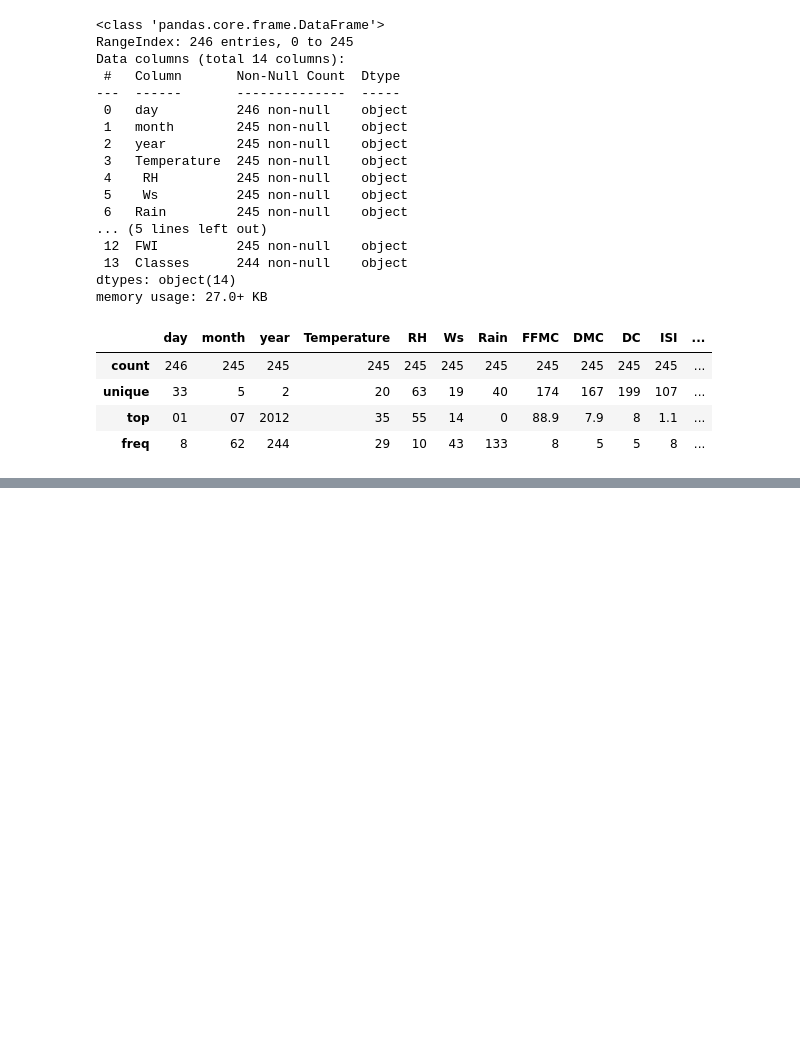
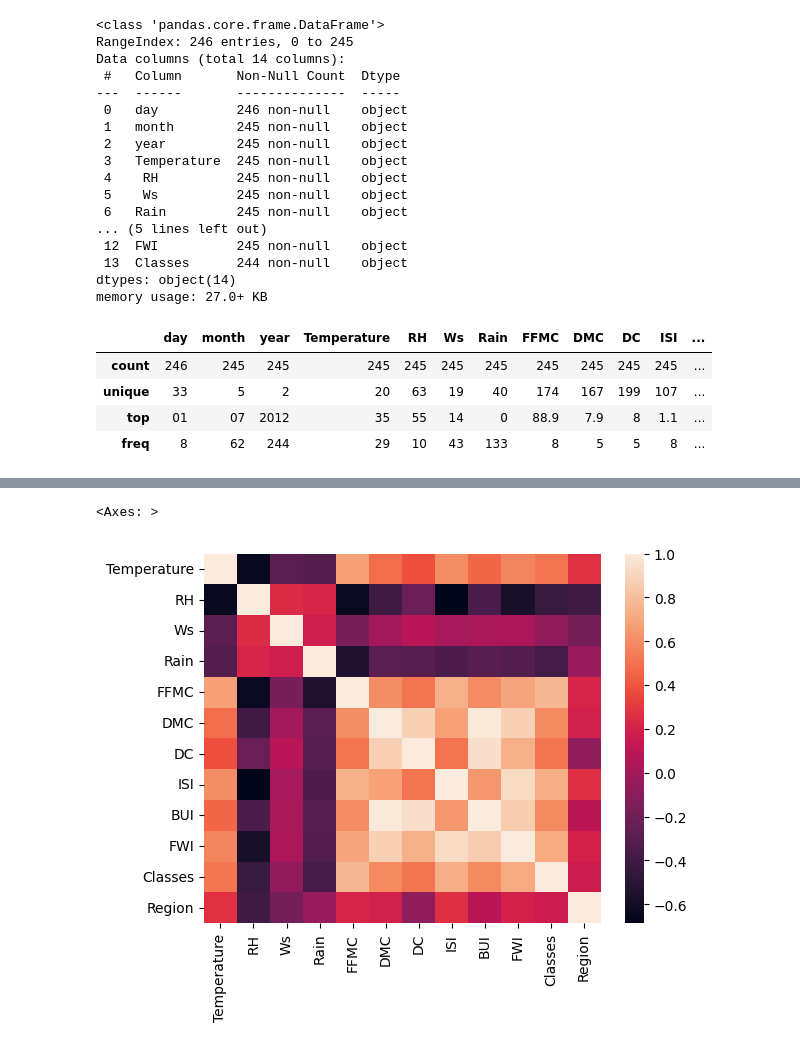
Before and after one commit to tahaftm/Udemy-ML, a Jupyter notebook: Lectures/Ridge, Lasso and Elastic net/Linear regression.ipynb, the cells around one changed output, grey strips where cells are left out. Saved outputs shown, nothing was run; the diff lists cells and outputs as text; code cells hidden in the pictures; blank space fills up the shorter version.

```diff
--- a/Lectures/Ridge, Lasso and Elastic net/Linear regression.ipynb
+++ b/Lectures/Ridge, Lasso and Elastic net/Linear regression.ipynb
@@ -46,0 +186,2 @@ df.describe()
+# %%
+df[['day', 'month', 'year', 'Temperature', 'RH', 'Ws']] = df[['day', 'month', 'year', 'Temperature', 'RH', 'Ws']].astype(int)
@@ -46,0 +356,6 @@ df.describe()
+# %%
+import seaborn as sns
+sns.heatmap(df_copy.corr())
+# %% [output]
+<Axes: >
+[figure, added]
```
Also changed, not shown: parts of 43 cells of this notebook.
